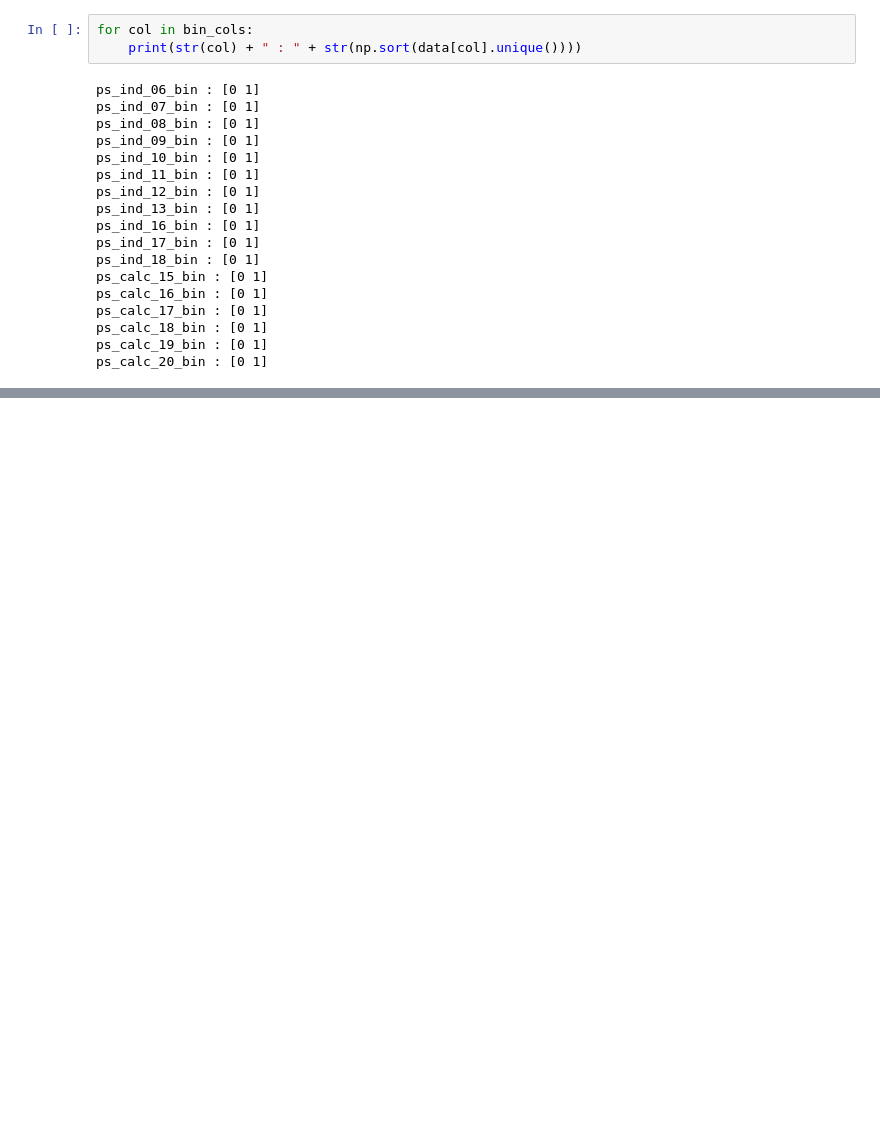
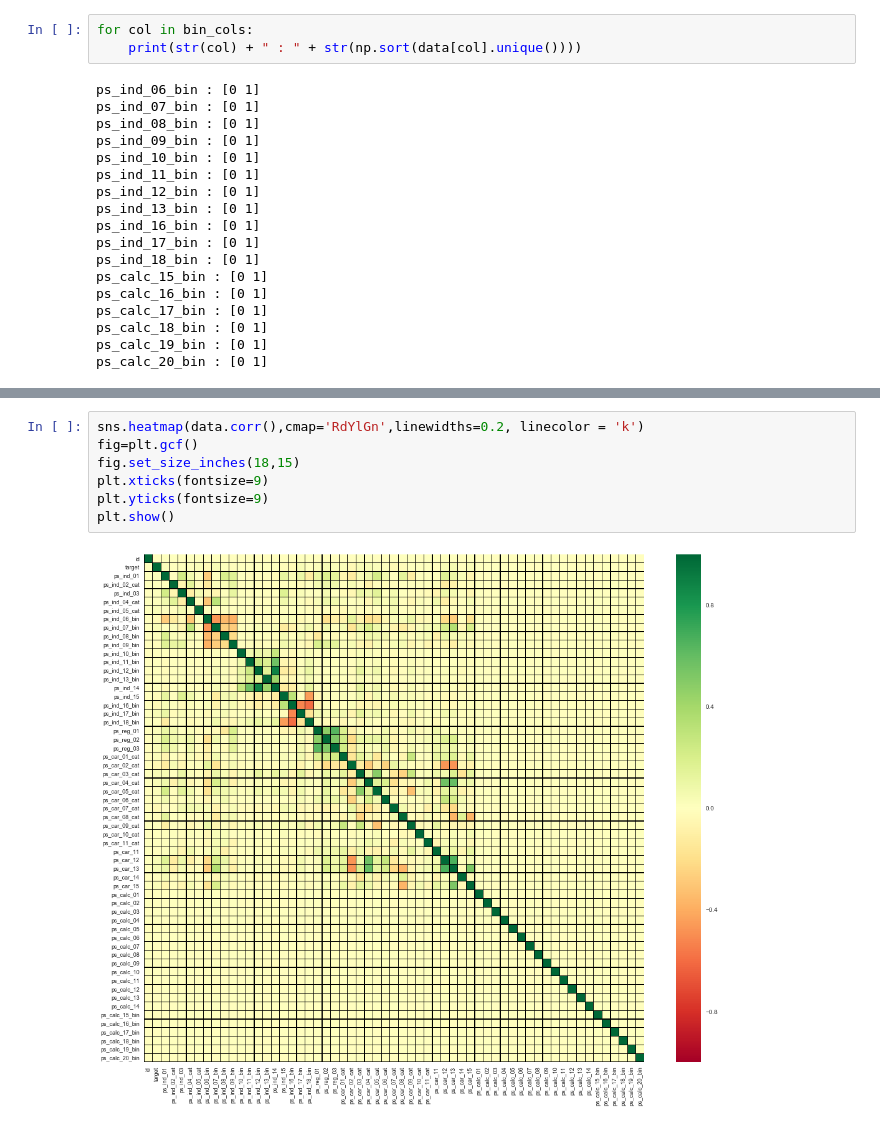
Before and after one commit to astha-chem/Kaggle-Porto-Seguro, a Jupyter notebook: Porto-Seguro.ipynb, the cells around one changed output, grey strips where cells are left out. Saved outputs shown, nothing was run; the diff lists cells and outputs as text; blank space fills up the shorter version.

```diff
--- a/Porto-Seguro.ipynb
+++ b/Porto-Seguro.ipynb
@@ -121,0 +163,9 @@ ps_calc_20_bin : [0 1]
+# %%
+sns.heatmap(data.corr(),cmap='RdYlGn',linewidths=0.2, linecolor = 'k')
+fig=plt.gcf()
+fig.set_size_inches(18,15)
+plt.xticks(fontsize=9)
+plt.yticks(fontsize=9)
+plt.show()
+# %% [output]
+[figure, added]
```
Also changed, not shown: parts of 26 cells of this notebook.
